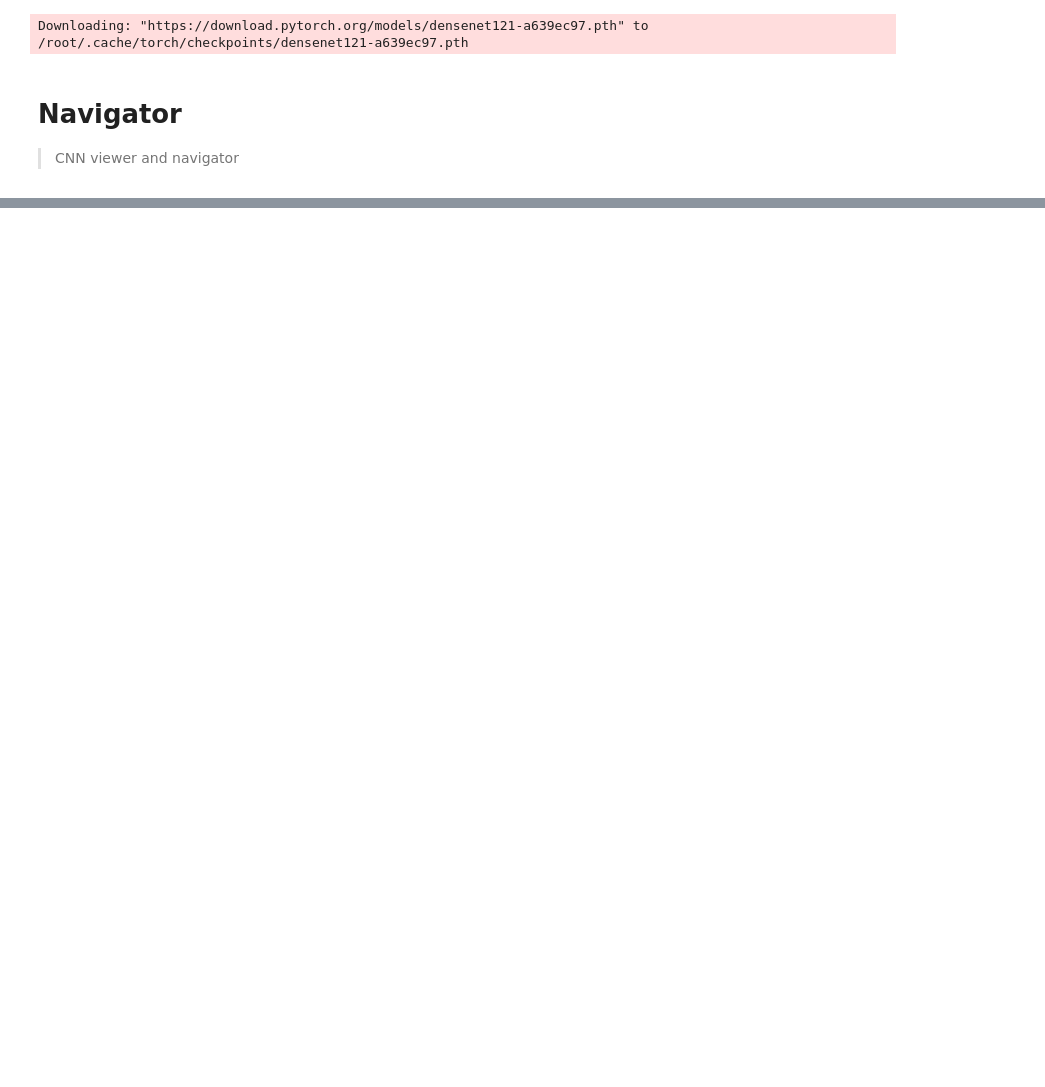
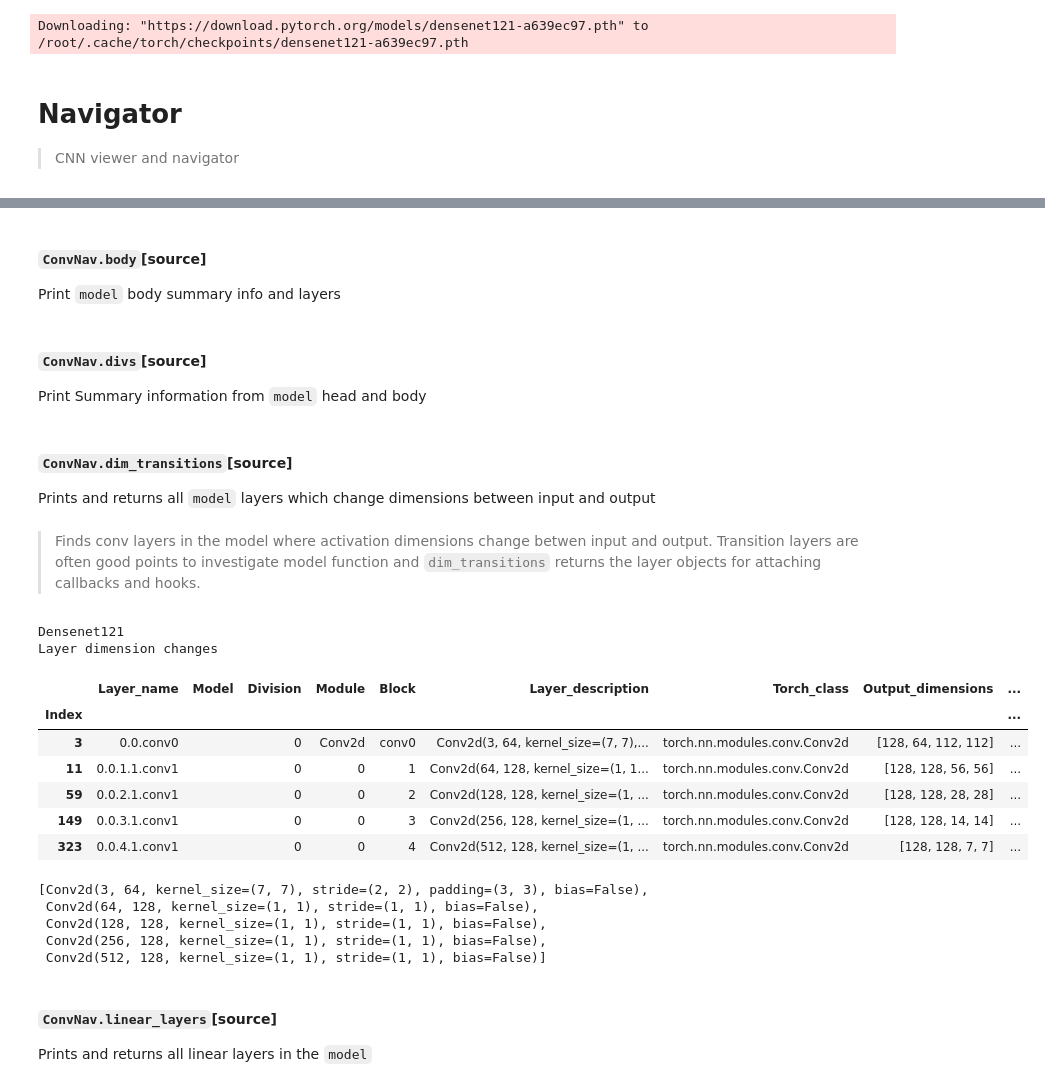
Before and after one commit to hallmx/fa_convnav, a Jupyter notebook: 01_navigator.ipynb, the cells around one changed output, grey strips where cells are left out. Saved outputs shown, nothing was run; the diff lists cells and outputs as text; code cells hidden in the pictures; blank space fills up the shorter version.

Commit message:
methods added to ConvNav class: .divs, .linear_layers, .dim_transitions

```diff
--- a/01_navigator.ipynb
+++ b/01_navigator.ipynb
@@ -150,7 +188,7 @@ def get_row(l, m):
 # %%
 #export
 def find_model(n):
-    "Returns tuple of model type and name (e.g. ('resnet', 'resnet50')) given number modules `n` from `learn.model.named_modules()`"
+    "Returns tuple of model type and name (e.g. ('resnet', 'resnet50')) given `n`, the number of named_modules in `learn.model.named_modules()`"
     for d in models:
       match = [(k, m) for k, v in d.items() for m, l in v if l == n]
       if match != []: break
@@ -303,18 +341,24 @@ class CNViewer:
     df.loc[df['Currently'] == '', 'Currently'] = df['current']
     return df
 
-  def view(self, df=None, verbose=3, tight=True, truncate=0, align_cols='left', return_df=False):
+  def view(self, df=None, verbose=3, tight=True, truncate=0, align_cols='left', head=False, return_df=False):
     "Display dataframe `df` with options and styling"
 
-    _df = df if df is not None else self._cndf
+    _df = df if df is not None else self._cndf.copy()
 
     assert type(_df) == DataFrame and 'Layer_name' in _df.columns, 'Not a valid convnav dataframe'
     assert isinstance(truncate, int) and -10 <= truncate <= 10, f"Argument 'truncate' must be an integer between -10 (show more cols) and +10 (show fewer cols)"
     assert isinstance(verbose, int) and 1 <= verbose <= 4, f"Argument verbose must be 1 2 or 3 "
     if not isinstance(tight, bool): tight = True
 
-    if len(_df) < 16: tight_layout = False
+    if len(_df) < 10: tight = False
     if verbose != 3: truncate = (10, 4, 0, -10)[verbose-1]
+
+    post_msg = ''
+    if head and len(_df) > 10:
+      post_msg = f'...{len(_df)-10} more layers'
+      _df = _df.iloc[:10]
+      tight=False
 
     _df.index.name = 'Index'
 
@@ -328,12 +372,12 @@ class CNViewer:
         display(_df_styled)
       else:
         display(_df.iloc[:,:-(11+truncate)])
+    print(post_msg)
 
     if return_df: return(_df)
 
-  def copy_view(self, **kwargs):
+  def copy_view(self, df, **kwargs):
     "Copy over layer information then display dataframe"
-    df = cn._cndf.copy()
     df = self.copy_layerinfo(df)
     self.view(df=df, **kwargs)
 # %%
@@ -472,0 +567,47 @@ navigator_test('test')
+# %%
+show_doc(ConvNav.body)
+# %% [output]
+<h4 id="ConvNav.body" class="doc_header"><code>ConvNav.body</code><a href="" class="source_link" style="float:right">[source]</a></h4>
+
+Print `model` body summary info and layers
+# %%
+show_doc(ConvNav.divs)
+# %% [output]
+<h4 id="ConvNav.divs" class="doc_header"><code>ConvNav.divs</code><a href="" class="source_link" style="float:right">[source]</a></h4>
+
+Print Summary information from `model` head and body
+# %%
+show_doc(ConvNav.dim_transitions)
+# %% [output]
+<h4 id="ConvNav.dim_transitions" class="doc_header"><code>ConvNav.dim_transitions</code><a href="" class="source_link" style="float:right">[source]</a></h4>
+
+Prints and returns all `model` layers which change dimensions between input and output
+# %% [markdown]
+> Finds conv layers in the model where activation dimensions change betwen input and output. Transition layers are often good points to investigate model function and `dim_transitions` returns the layer objects for attaching callbacks and hooks.
+# %%
+cn = ConvNav(learn, layer_info(learn))
+layers = cn.dim_transitions
+# %% [output]
+Densenet121
+Layer dimension changes
+|  | Layer_name | Model | Division | Module | Block | Layer_description | Torch_class | Output_dimensions | ... |
+| Index |  |  |  |  |  |  |  |  | ... |
+| 3 | 0.0.conv0 |  | 0 | Conv2d | conv0 | Conv2d(3, 64, kernel_size=(7, 7),... | torch.nn.modules.conv.Conv2d | [128, 64, 112, 112] | ... |
+| 11 | 0.0.1.1.conv1 |  | 0 | 0 | 1 | Conv2d(64, 128, kernel_size=(1, 1... | torch.nn.modules.conv.Conv2d | [128, 128, 56, 56] | ... |
+| 59 | 0.0.2.1.conv1 |  | 0 | 0 | 2 | Conv2d(128, 128, kernel_size=(1, ... | torch.nn.modules.conv.Conv2d | [128, 128, 28, 28] | ... |
+| 149 | 0.0.3.1.conv1 |  | 0 | 0 | 3 | Conv2d(256, 128, kernel_size=(1, ... | torch.nn.modules.conv.Conv2d | [128, 128, 14, 14] | ... |
+| 323 | 0.0.4.1.conv1 |  | 0 | 0 | 4 | Conv2d(512, 128, kernel_size=(1, ... | torch.nn.modules.conv.Conv2d | [128, 128, 7, 7] | ... |
+# %%
+layers
+# %% [output]
+[Conv2d(3, 64, kernel_size=(7, 7), stride=(2, 2), padding=(3, 3), bias=False),
+ Conv2d(64, 128, kernel_size=(1, 1), stride=(1, 1), bias=False),
+ Conv2d(128, 128, kernel_size=(1, 1), stride=(1, 1), bias=False),
+ Conv2d(256, 128, kernel_size=(1, 1), stride=(1, 1), bias=False),
+ Conv2d(512, 128, kernel_size=(1, 1), stride=(1, 1), bias=False)]
+# %%
+show_doc(ConvNav.linear_layers)
+# %% [output]
+<h4 id="ConvNav.linear_layers" class="doc_header"><code>ConvNav.linear_layers</code><a href="" class="source_link" style="float:right">[source]</a></h4>
+
+Prints and returns all linear layers in the `model`
```
Also changed, not shown: parts of 10 cells of this notebook, 6 other files.
